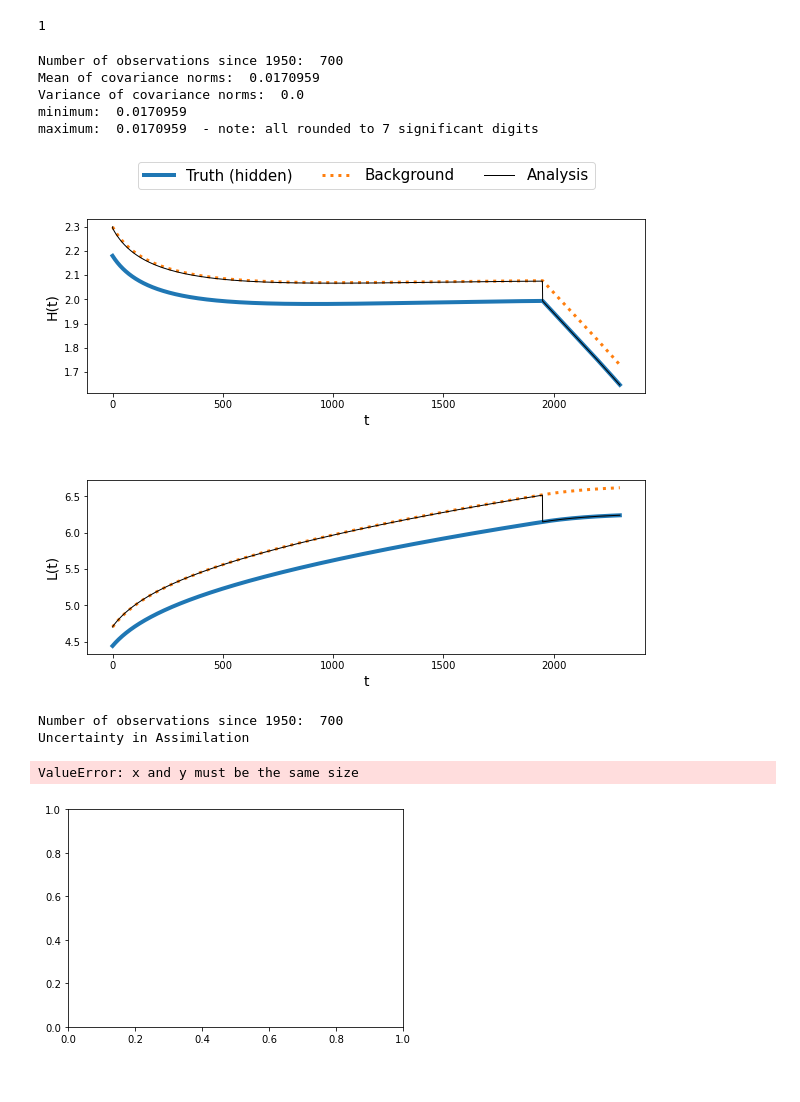
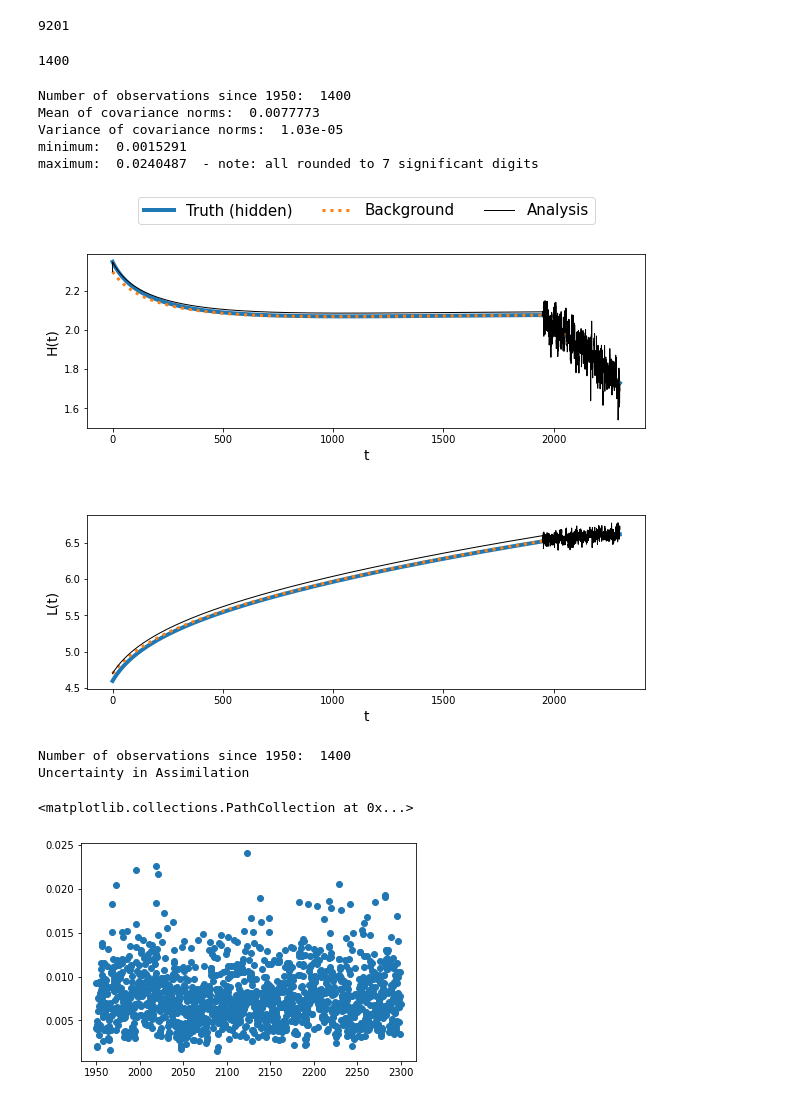
Before and after one commit to lruthotto/StormSurge, a Jupyter notebook: EKF_TwoStage_dateObservation.ipynb, the cells around one changed output. Cells and saved outputs as stored; diff of their text form; code cells hidden in the pictures.

```diff
--- a/EKF_TwoStage_dateObservation.ipynb
+++ b/EKF_TwoStage_dateObservation.ipynb
@@ -124,7 +124,7 @@ def Dh(u):   #identity operator for matrix of size Dh
 err = {}
 # %%
 #load in data and turn it into the uTrue
-u=pd.read_csv("data_matrix_10/smbt11950smbtf2300smb00.324smb10.162smbf-0.015sillmin415sillmax425sillslope0.01hnd2.18lnd4.44bx-0.001.csv")
+u=pd.read_csv("data_matrix_4/smbt11950smbtf2300smb00.324smb10.162smbf-0.015sillmin415sillmax425sillslope0.01hnd2.35lnd4.6bx-0.001.csv")
 b=np.zeros((len(u),2))
 b[:,0]=u["H"]
 b[:,1]=u["L"]
@@ -149,14 +149,14 @@ tm = 2300
 nt = int(tm/dt)
 #all possible time values
 t = np.linspace(0,tm,nt+1)
-u0True = np.array([2.18,4.44]) # True initial conditions
+u0True = np.array([2.35,4.6]) # True initial conditions
 # first is H, second is L
 #np.random.seed(seed=1)
 sig_m_acc= 0.1  # standard deviation for accurate measurement noise
 sig_m_inacc= 0.1  # standard deviation for inaccurate measurement noise
 #chooses dates for "measurements" and create list of them
 ind_m_inacc = np.linspace(100,1900, 0).astype(int) #np.array([1000,1900])
-ind_m_acc = np.linspace(1950,2300,700).astype(int)
+ind_m_acc = np.linspace(1950*4,2300*4,1400).astype(int)
 ind_m = np.concatenate((ind_m_inacc,ind_m_acc))
 #pullls dates from all possible time values
 t_m = t[ind_m]
@@ -176,6 +176,10 @@ for k in range(nt):
     if (km<nt_m) and (k+1==ind_m[km]): # if before measurement step: don't run. If after measurement step: run.
         w[:,km] = h(uTrue[:,k+1]) + np.random.normal(0,sig_m[k+1],[nd,]) # generates list of measurements from true values with normal randomness added
         km = km+1
+# %%
+len(t)
+# %% [output]
+9201
 # %%
 #save all "obs"
 ind_m_all = ind_m
@@ -245,7 +249,7 @@ for k in range(nt):
 #p is list of values for black line (covariance norms)
 len(p)
 # %% [output]
-1
+1400
 # %%
 print("Number of observations since 1950: ", ind_m_acc.size)
 print("Mean of covariance norms: ", round(np.mean(p),7))
@@ -263,8 +267,8 @@ for k in range(nd):
                label='Observations', markersize = 8, markeredgewidth = 2, color = 'g')''' # observations
     ax[k].set_xlabel('t',fontsize=14)
     #ax[k].axvspan(0, tm_m, color='y', alpha=0.4, lw=0)
-    '''for j in range(N):
-        ax[k].plot(t[1:],uae[k,j,1:], '-', linewidth = 1, color='r')''' #the ensembles
+    """for j in range(N):
+        ax[k].plot(t[1:],uae[k,j,1:], '-', linewidth = 1, color='r') #the ensembles """
     ax[k].plot(t,ua[k,:], '-', label='Analysis', linewidth = 1, color = 'k')
 
 ax[0].legend(loc="center", bbox_to_anchor=(0.5,1.25),ncol =4,fontsize=15)
@@ -274,19 +278,19 @@ ax[1].set_ylabel('L(t)', labelpad=5, fontsize=14)
 #ax[2].set_ylabel('z(t)')
 fig.subplots_adjust(hspace=0.5)
 # %% [output]
-Number of observations since 1950:  700
-Mean of covariance norms:  0.0170959
-Variance of covariance norms:  0.0
-minimum:  0.0170959
-maximum:  0.0170959  - note: all rounded to 7 significant digits
+Number of observations since 1950:  1400
+Mean of covariance norms:  0.0077773
+Variance of covariance norms:  1.03e-05
+minimum:  0.0015291
+maximum:  0.0240487  - note: all rounded to 7 significant digits
-[figure, old version]
+[figure, new version]
 # %%
 print("Number of observations since 1950: ", ind_m_acc.size)
 
 print("Uncertainty in Assimilation")
-plt.scatter(ind_m[:],p[:])
+plt.scatter(ind_m[:]/4,p[:])
 # %% [output]
-Number of observations since 1950:  700
+Number of observations since 1950:  1400
 Uncertainty in Assimilation
-ValueError: x and y must be the same size
+<matplotlib.collections.PathCollection at 0x...>
-[figure, old version]
+[figure, new version]
```
Also changed, not shown: 4 other files.
